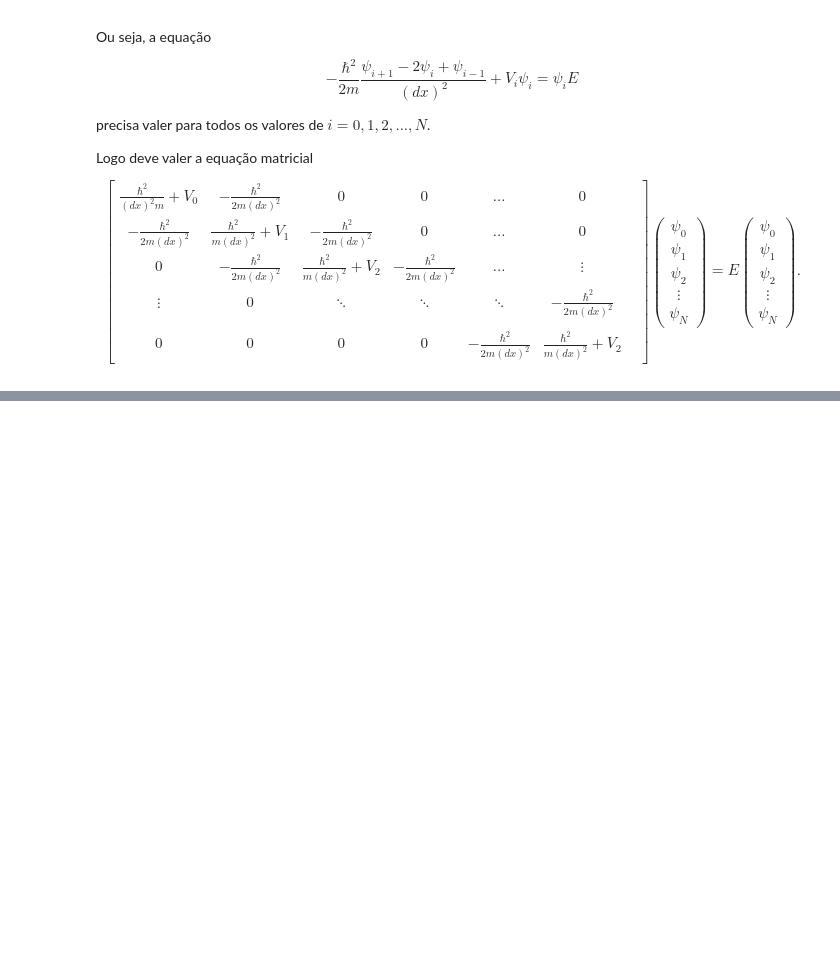
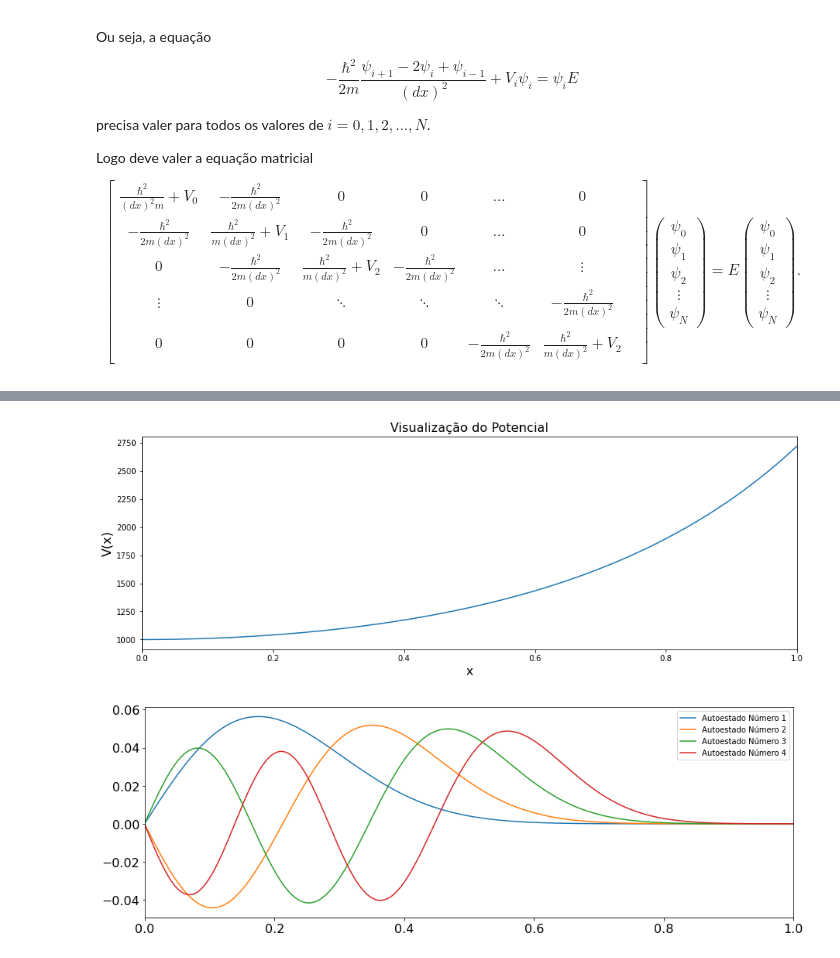
Before and after one commit to arthurto/Schr-dinger.py, a Jupyter notebook: 1D_Schrödinger.ipynb, the cells around one changed output, grey strips where cells are left out. Cells and saved outputs as stored; diff of their text form; code cells hidden in the pictures; blank space fills up the shorter version.

```diff
--- a/1D_Schrödinger.ipynb
+++ b/1D_Schrödinger.ipynb
@@ -56,0 +138,36 @@ import num
+# %%
+#Agora podemos experimentar com quaisquer estados
+
+
+def V_2(x): #definindo a função potencial
+    return 1000*np.exp(x**2)
+
+x = np.linspace(0,1,N)
+y = V_2(x)
+plt.figure(figsize=(15,5))
+plt.plot(x,y)
+plt.xlim(0,1)
+#plt.ylim(-0.25,0.25)
+plt.xlabel("x",fontsize = 16)
+plt.ylabel("V(x)",fontsize = 16)
+plt.title('Visualização do Potencial',fontsize = 16)
+plt.show()
+
+x = np.linspace(0,1,N+1)
+
+d = 1/(dx**2) + V_2(x) # Definimos os elementos da diagonal principal
+e = -np.ones(N)/(dx**2) # E os elementos das diagoanais imediatamente a cima e abaixo da principal
+
+w, v = eigh_tridiagonal(d,e)
+
+plt.figure(figsize=(15,5))
+for i in range(4):
+    plt.plot(x,v.T[i],label = 'Autoestado Número '+str(i+1))
+plt.xlim(0,1)
+plt.xticks(fontsize=16)
+plt.yticks(fontsize=16)
+plt.legend()
+plt.show()
+# %% [output]
+[figure, added]
+[figure, added]
```
Also changed, not shown: parts of 11 cells of this notebook.
